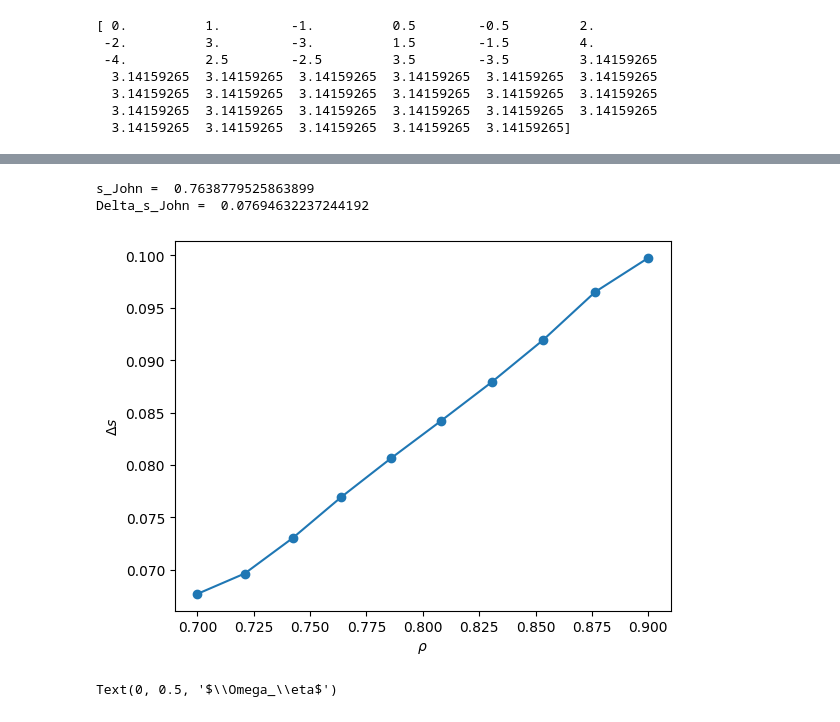
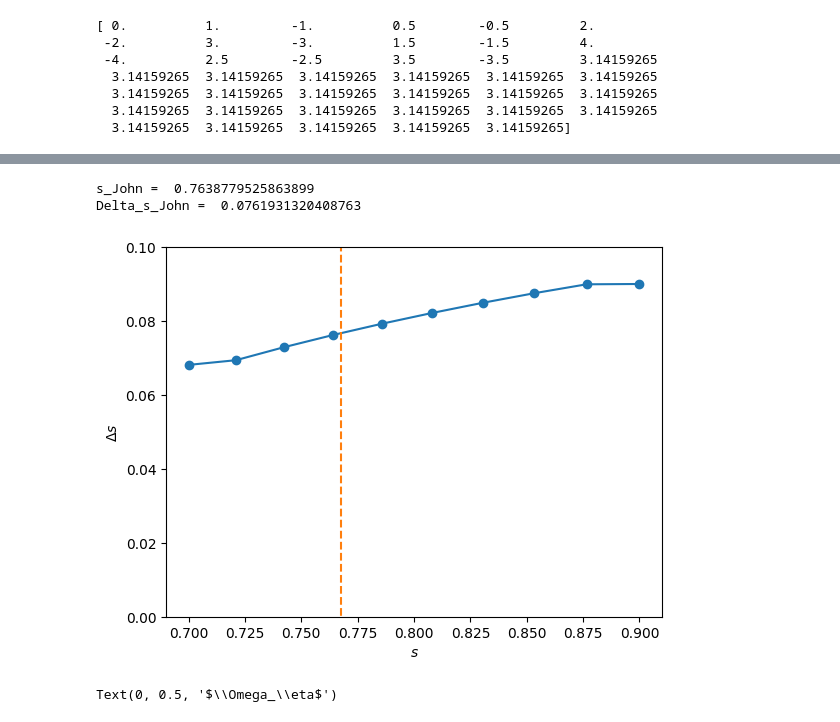
Before and after one commit to jlabbate15/DESC_TrappedRes, a Jupyter notebook: desc/ResonanceOpt/results_01282026.ipynb, the cells around one changed output, grey strips where cells are left out. Cells and saved outputs as stored; diff of their text form; code cells hidden in the pictures.

```diff
--- a/desc/ResonanceOpt/results_01282026.ipynb
+++ b/desc/ResonanceOpt/results_01282026.ipynb
@@ -17,9 +17,11 @@ eq = desc.io.load("IslandWidthTesting/precise_QA_output.h5")[-1]
 
 # rhos = np.sqrt(np.linspace(0.1,0.9,20)) # rho = sqrt(s)
 rhos = np.linspace(0.7**0.5,0.9**0.5,10)
-alphas = np.linspace(0,2*np.pi,30)
+# alphas = np.linspace(0,2*np.pi,30)
+num_eta = 30
 # pitch_invs = None
 N=0
+M=1
 num_transit = 8
 wd_blur = 1.2
 num_pitch = 2
@@ -32,8 +34,10 @@ qq = 1
 obj = TrappedResonance(
                         eq,
                         rho=rhos,
-                        alpha=alphas,
-                        N=N, # helicity integer
+                        # alpha=alphas,
+                        num_eta = 20,
+                        N=N, # helicity integer, not including nfp
+                        M=M,
                         n_max=2,
                         num_transit=num_transit,
                         wd_blur=wd_blur,
@@ -45,7 +49,8 @@ obj = TrappedResonance(
                         DEBUG=True,
                         bt_filter_flag=False,
                         rt_filter_flag=False,
-                        QS_flag=True,
+                        # QS_flag=True,
+                        CONSERVATIVE_IW=False, # which island width function, True = conservative version
                         knots_per_transit=100,
                         num_quad=48
                       )
@@ -164,27 +170,30 @@ Text(0, 0.5, '$d\\Omega_\\eta/d\\rho$')
 # %%
 # 2. Is the island width correct?
 '''
 Delta psi = 4^4 (  ( int_0^{2*pi}psi_drift^2 ) / (Omega_eta^2 pi n^2) )  ^(1/4)
 rho = sqrt(psi/psi_a)
 See Overleaf for complete derivation
 '''
 
 import numpy as np
 
 Delta_s_4 = value['Delta_s_4'] # := (rho,Bcrit,well,res)
-Delta_s = 4 * (( (1/np.pi) * (1/value['Omega_prime']) * value['Delta_s_4'] )**(1/4)) # := (rho,Bcrit,well,res)
+Delta_s = 4 * (Delta_s_4[:,0,0,i_res]) ** (1/4)
+# Delta_s = 4 * (( (1/np.pi) * (1/value['Omega_prime']) * value['Delta_s_4'] )**(1/4)) # := (rho,Bcrit,well,res)
 
 fig9,ax9 = plt.subplots()
-ax9.plot(rhos**2,Delta_s[:,0,0,i_res],'-o')
-ax9.set_xlabel(r'$\rho$')
+ax9.plot(rhos**2,Delta_s,'-o')
+ax9.plot([0.7675,0.7675],[-0.5,0.5],'--')
+ax9.set_xlabel(r'$s$')
 ax9.set_ylabel(r'$\Delta s$')
+ax9.set_ylim([0.0,0.1])
 
 print('s_John = ',(rhos**2)[3])
-print('Delta_s_John = ',Delta_s[3,0,0,i_res]) # this is the conservative estimate, try non-conservative
+print('Delta_s_John = ',Delta_s[3]) # this is the conservative estimate, try non-conservative
 # %% [output]
 s_John =  0.7638779525863899
-Delta_s_John =  0.07694632237244192
+Delta_s_John =  0.0761931320408763
-[figure, old version]
+[figure, new version]
 # %%
 # Testing
 
```
Also changed, not shown: parts of 4 cells of this notebook, 3 other files.
